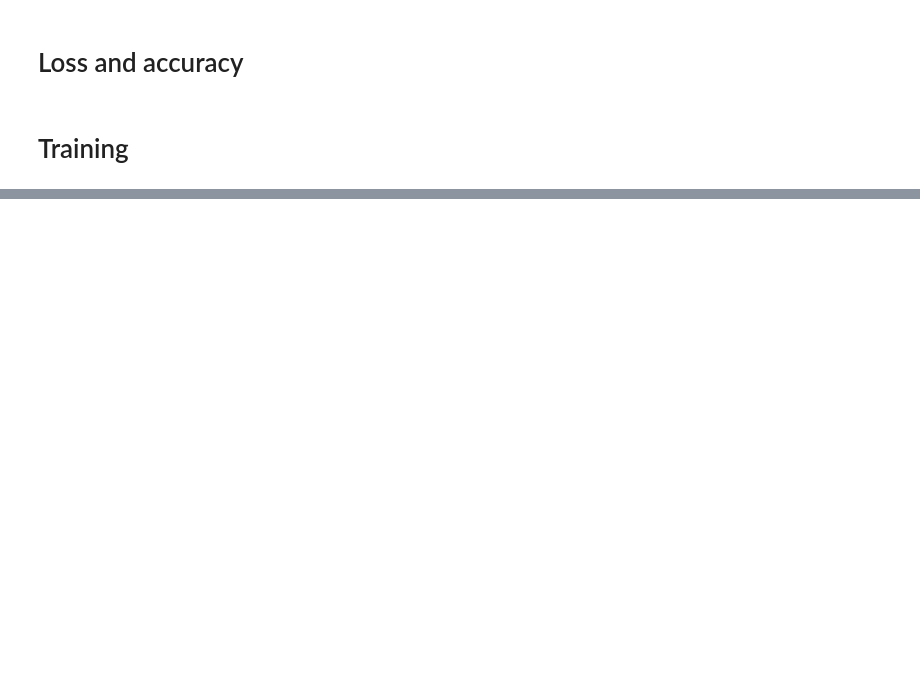
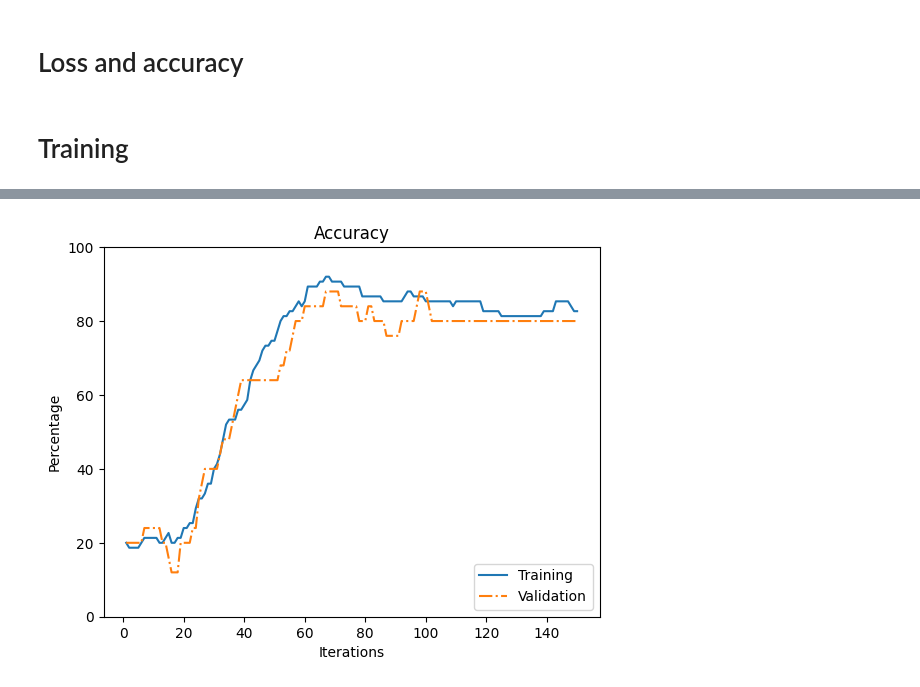
Before and after one commit to erikrecio/qurriculum_learning, a Jupyter notebook: qurriculum/main_penny.ipynb, the cells around one changed output, grey strips where cells are left out. Saved outputs shown, nothing was run; the diff lists cells and outputs as text; code cells hidden in the pictures; blank space fills up the shorter version.

```diff
--- a/qurriculum/main_penny.ipynb
+++ b/qurriculum/main_penny.ipynb
@@ -6,21 +6,27 @@ from pennylane.optimize import NesterovMomentumOptimizer
 from shapely.geometry import Polygon, Point
 from matplotlib import pyplot as plt
 # %%
-nqubits = 4         # num qubits, min 4, always 2**num_layers qubits
-num_iters = 60      # Training iterations
-random = False
+nqubits = 4         # Num qubits, min 4, always 2**num_layers qubits
+num_iters = 150      # Number of training iterations
+optimizer = "Adam"  # "Adam", "Nesterov"
+loss_type = "cross-entropy" # "projectors", "cross-entropy"
+with_bias = False    # Add a bias to the output of the quantum circuit
+balanced_classes = False     # True: Same number of datapoints for each class. False: We cover homologously the j1,j2 space
+random = True
 
 # Data hyper-parameters
-num_data = 15       # How many ground states do we want for training?
+num_data = 100      # How many ground states do we want for training?
 perc_train = 0.75   # Percentage of num_data that will be used for training. Max = 1.
-batch_size = 5      # batch training size
+batch_size = 20     # batch training size
 
 # Tweak hyper-parameters
-max_weight_init = 0.01  # weight_init goes from 0 to this number. Max = 2*np.pi
+max_weight_init = 0.01  # weight_init goes from 0 to this number. Max = 2*np.pi. Other options = 0.01
 stepsize = 0.01         # stepsize of the gradient descent.
 
+# Constant definitions
 layers = int(np.log2(nqubits))
 nweights = 30*(layers-1) + 15
+rng = np.random
 # %%
 def X(i):
     return qml.PauliX(i)
@@ -370,0 +464,17 @@ plt.show()
+# %%
+# from importlib import reload
+# plt=reload(plt)
+
+plt.plot(range(1, len(acc_train_arr)+1), acc_train_arr, label="Training")
+plt.plot(range(1, len(acc_train_arr)+1), acc_val_arr, '-.', label="Validation")
+
+plt.xlabel("Iterations")
+plt.ylabel("Percentage")
+
+plt.ylim(0, 100)
+plt.title("Accuracy")
+
+plt.legend(loc="lower right")
+plt.show()
+# %% [output]
+[figure, added]
```
Also changed, not shown: parts of 14 cells of this notebook.
